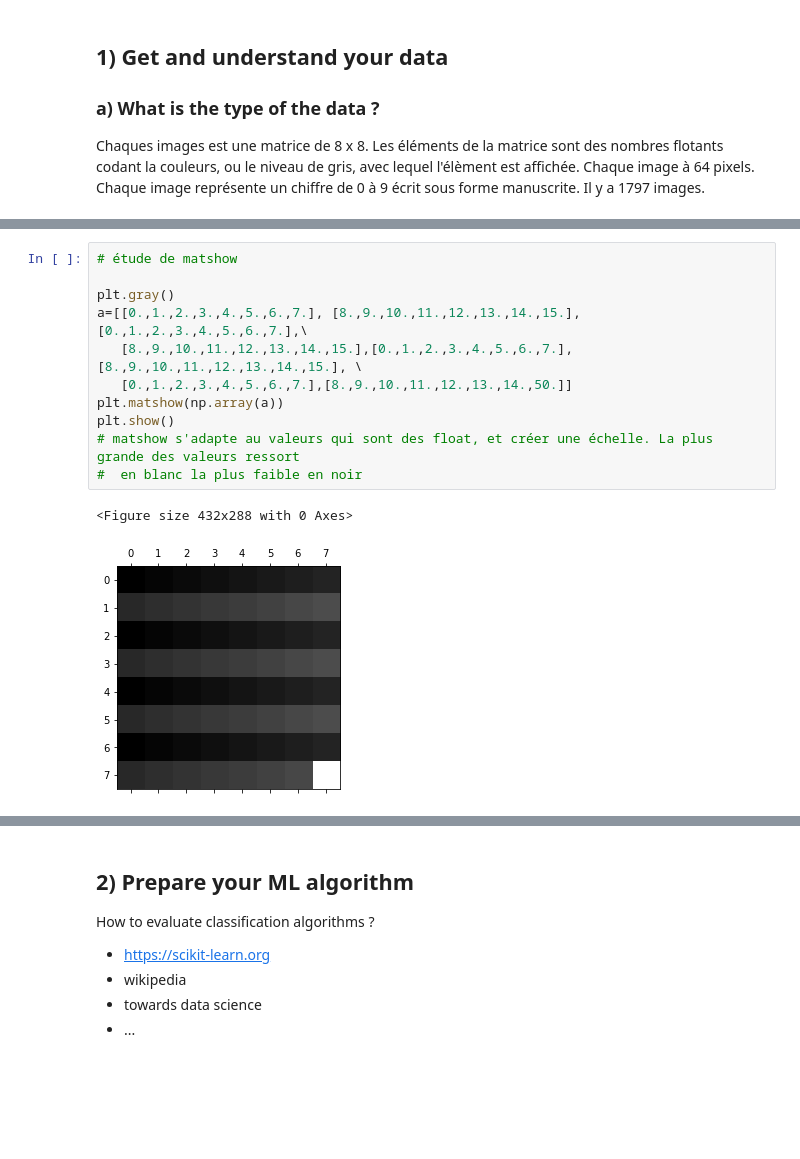
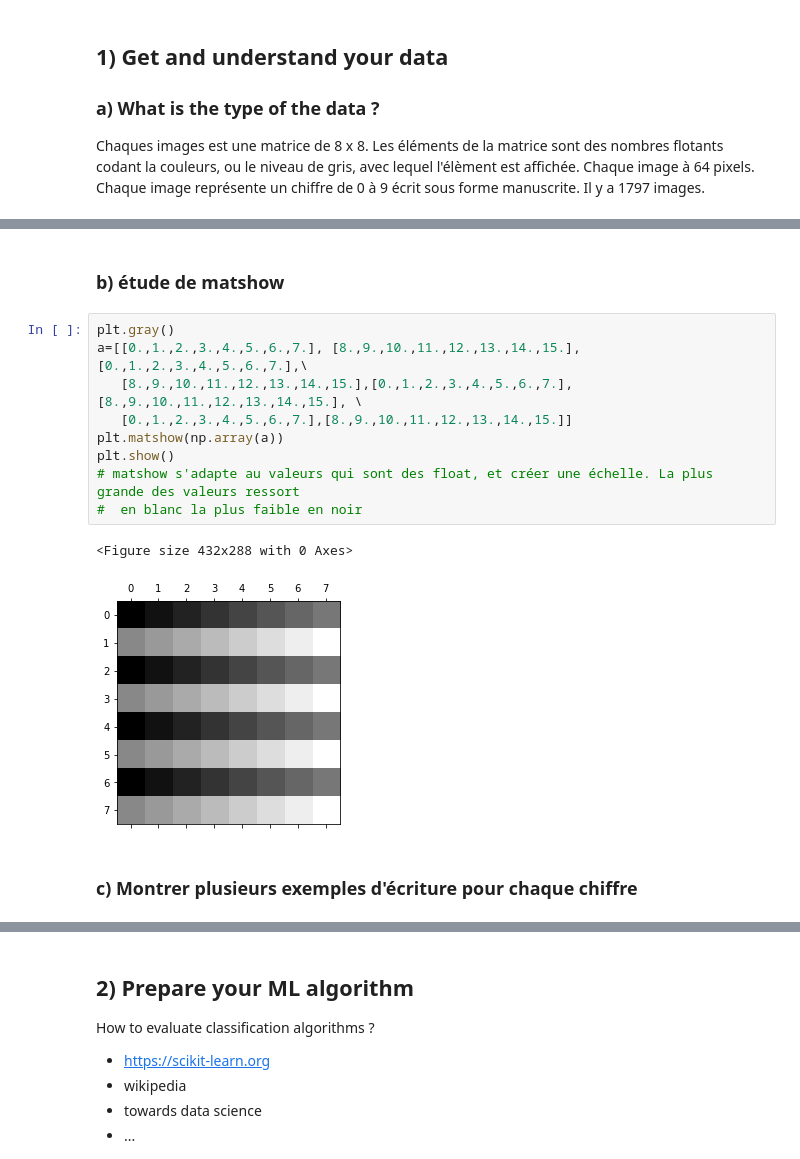
Before and after one commit to jpphi/brief5_handw, a Jupyter notebook: rendu_brief5_handw.ipynb, the cells around one changed output, grey strips where cells are left out. Saved outputs shown, nothing was run; the diff lists cells and outputs as text; blank space fills up the shorter version.

```diff
--- a/rendu_brief5_handw.ipynb
+++ b/rendu_brief5_handw.ipynb
@@ -54,15 +65,17 @@ plt.show()
+# %% [markdown]
+### b) étude de matshow
 # %%
-# étude de matshow
-
 plt.gray()
 a=[[0.,1.,2.,3.,4.,5.,6.,7.], [8.,9.,10.,11.,12.,13.,14.,15.], [0.,1.,2.,3.,4.,5.,6.,7.],\
    [8.,9.,10.,11.,12.,13.,14.,15.],[0.,1.,2.,3.,4.,5.,6.,7.], [8.,9.,10.,11.,12.,13.,14.,15.], \
-   [0.,1.,2.,3.,4.,5.,6.,7.],[8.,9.,10.,11.,12.,13.,14.,50.]]
+   [0.,1.,2.,3.,4.,5.,6.,7.],[8.,9.,10.,11.,12.,13.,14.,15.]]
 plt.matshow(np.array(a))
 plt.show()
 # matshow s'adapte au valeurs qui sont des float, et créer une échelle. La plus grande des valeurs ressort
 #  en blanc la plus faible en noir
 # %% [output]
 <Figure size 432x288 with 0 Axes>
-[figure, old version]
+[figure, new version]
+# %% [markdown]
+### c) Montrer plusieurs exemples d'écriture pour chaque chiffre
 # %%
```
Also changed, not shown: parts of 30 cells of this notebook, 1 other file.
